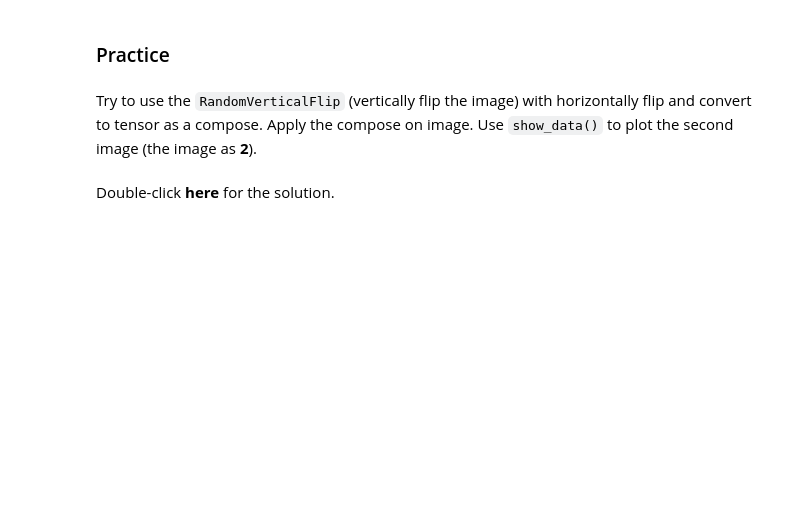
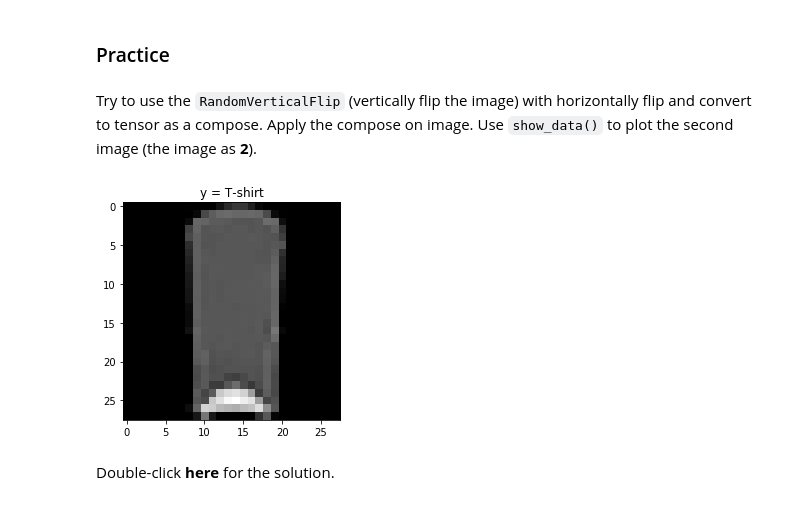
Before and after one commit to Hernon7/MachineLearningDemo, a Jupyter notebook: Deep Learning with Pytorch/Week 1/1.3.2_Datasets_and_transforms.ipynb, the cells around one changed output. Drawn from its saved outputs; the diff is of its cells as text; code cells hidden in the pictures; blank space fills up the shorter version.

```diff
--- a/Deep Learning with Pytorch/Week 1/1.3.2_Datasets_and_transforms.ipynb
+++ b/Deep Learning with Pytorch/Week 1/1.3.2_Datasets_and_transforms.ipynb
@@ -252,7 +292,12 @@ Try to use the <code>RandomVerticalFlip</code> (vertically flip the image) with
 # %%
 # Practice: Combine vertical flip, horizontal flip and convert to tensor as a compose. Apply the compose on image. Then plot the image
 
 # Type your code here
+my_data_transform = transforms.Compose([transforms.RandomVerticalFlip(p = 1), transforms.RandomHorizontalFlip(p = 1), transforms.ToTensor()])
+dataset = Dataset(csv_file=csv_file , data_dir=directory,transform=fliptensor_data_transform )
+show_data(dataset[2])
+# %% [output]
+[figure, added]
 # %% [markdown]
 Double-click __here__ for the solution.
 <!--
```
Also changed, not shown: parts of 18 cells of this notebook, 19 other files.
